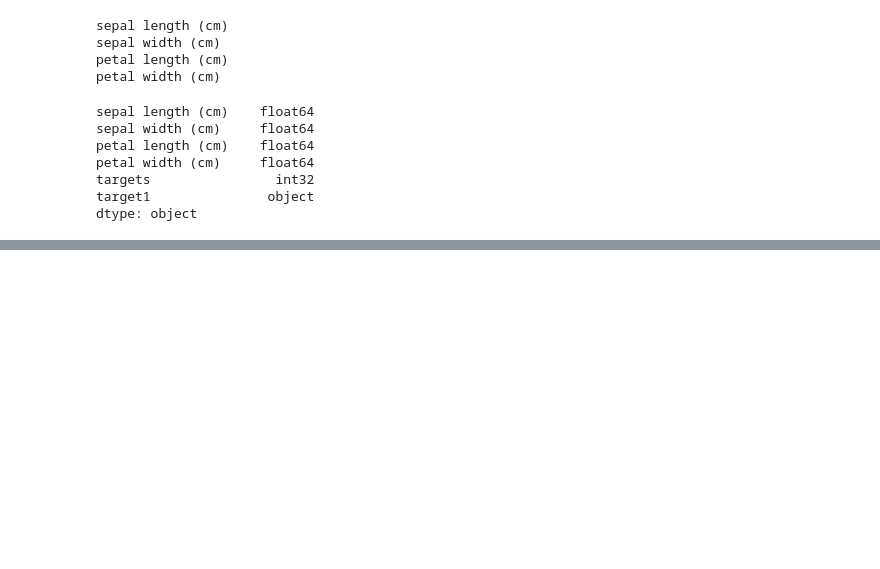
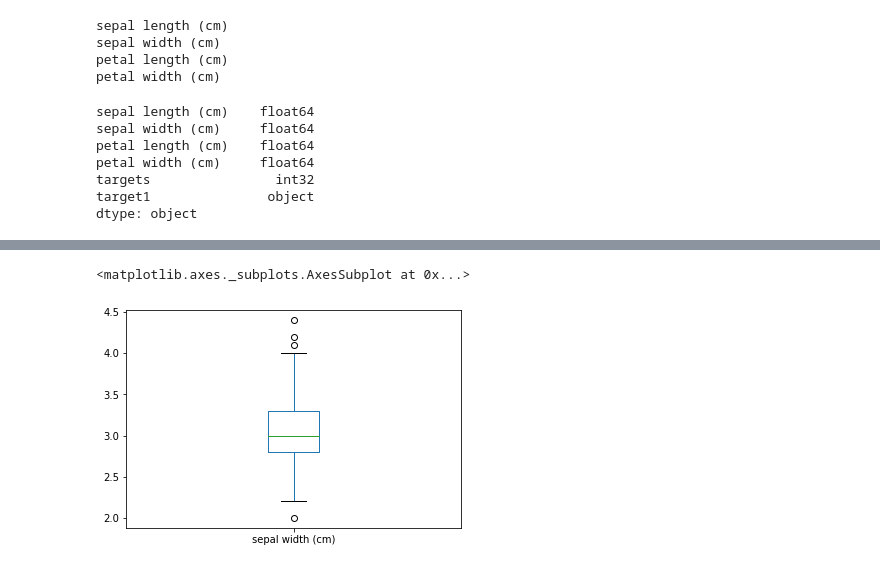
Before and after one commit to alexgachiri/Training, a Jupyter notebook: Iris project/Iris Project.ipynb, the cells around one changed output, grey strips where cells are left out. Drawn from its saved outputs; the diff is of its cells as text; code cells hidden in the pictures; blank space fills up the shorter version.

```diff
--- a/Iris project/Iris Project.ipynb
+++ b/Iris project/Iris Project.ipynb
@@ -110,0 +117,5 @@ df.head()
+# %%
+df["sepal width (cm)"].plot(kind="box")
+# %% [output]
+<matplotlib.axes._subplots.AxesSubplot at 0x...>
+[figure, added]
```
Also changed, not shown: parts of 17 cells of this notebook.
